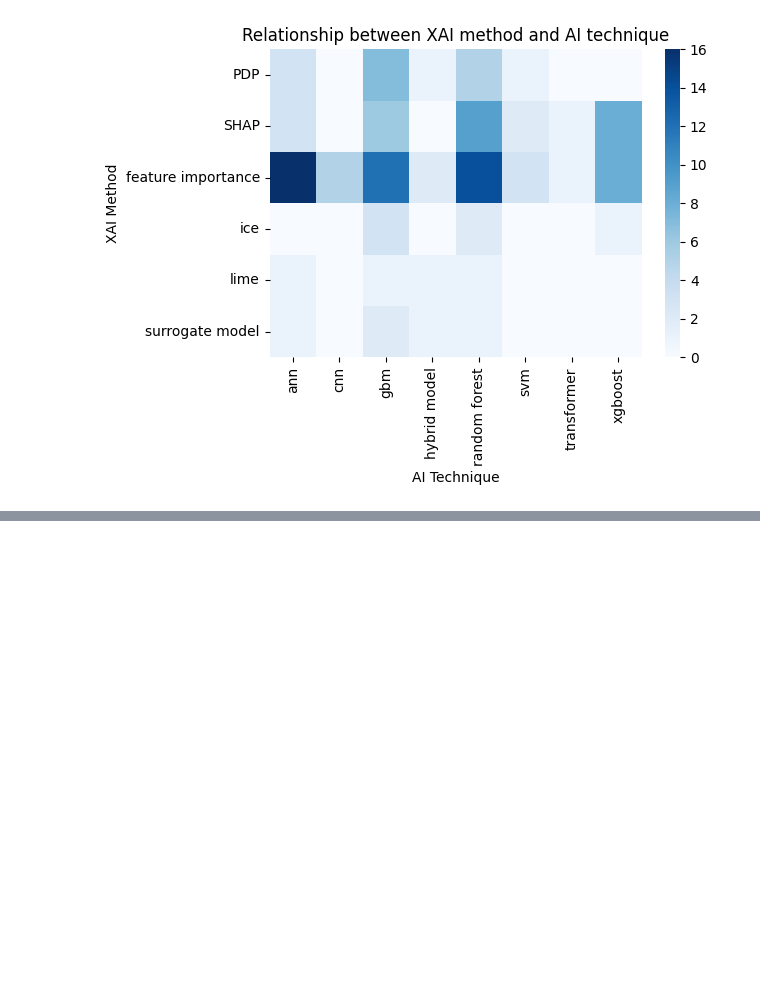
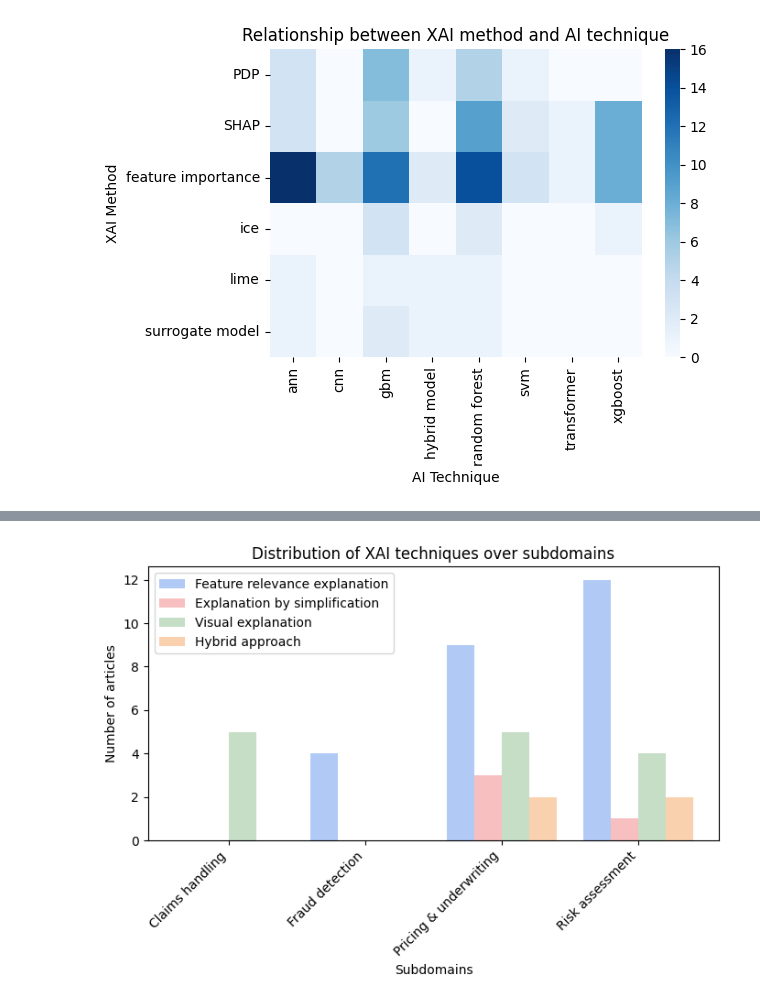
Before and after one commit to bart-custers/research_paper_AI_insurance, a Jupyter notebook: notebooks/Research_paper_XAI_insurance.ipynb, the cells around one changed output, grey strips where cells are left out. Saved outputs shown, nothing was run; the diff lists cells and outputs as text; code cells hidden in the pictures; blank space fills up the shorter version.

Commit message:
added graph on XAI

```diff
--- a/notebooks/Research_paper_XAI_insurance.ipynb
+++ b/notebooks/Research_paper_XAI_insurance.ipynb
@@ -156,6 +156,7 @@ df['XAI_used?'] = np.where(df[XAI_techniques].sum(axis=1) > 2,1,0)
 # %%
 #Optional: load the reviewed df
 df = pd.read_excel('C:/Users/bart_/Documents/Ethical_AI/Assignment/Literature_review.xlsx', sheet_name='chk_word_counts')
+df_xai_taxonomy = pd.read_excel('C:/Users/bart_/Documents/Ethical_AI/Assignment/Literature_review.xlsx', sheet_name='taxonomy')
 # %%
 df
 # %% [output]
@@ -322,0 +334,41 @@ plt.show()
+# %%
+# Replace NaN values
+df_filled = df_xai_taxonomy.fillna(0)
+
+# Plot settings
+x = np.arange(len(df_filled['Subdomain']))  # the label locations
+width = 0.2  # the width of the bars
+
+# Define colors
+colors = {
+    'Feature relevance explanation': '#6495ED',  # Cornflower Blue#6495ED
+    'Explanation by simplification': '#F08080',  # Light Coral
+    'Visual explanation': '#8FBC8F',            # Dark Sea Green
+    'Hybrid approach': '#F4A460'                # Sandy Brown
+}
+
+# Create the plot area
+fig, ax = plt.subplots(figsize=(7, 5))
+
+# Plots
+rects1 = ax.bar(x - 1.5*width, df_filled['Feature relevance explanation'], width,
+                label='Feature relevance explanation', color=colors['Feature relevance explanation'], alpha=0.5)
+rects2 = ax.bar(x - 0.5*width, df_filled['Explanation by simplification'], width,
+                label='Explanation by simplification', color=colors['Explanation by simplification'], alpha=0.5)
+rects3 = ax.bar(x + 0.5*width, df_filled['Visual explanation'], width,
+                label='Visual explanation', color=colors['Visual explanation'], alpha=0.5)
+rects4 = ax.bar(x + 1.5*width, df_filled['Hybrid approach'], width,
+                label='Hybrid approach', color=colors['Hybrid approach'], alpha=0.5)
+
+# Chart layout
+ax.set_xlabel('Subdomains')
+ax.set_ylabel('Number of articles')
+ax.set_title('Distribution of XAI techniques over subdomains')
+ax.set_xticks(x)
+ax.set_xticklabels(df_filled['Subdomain'], rotation=45, ha="right")
+ax.legend()
+
+fig.tight_layout()
+plt.show()
+# %% [output]
+[figure, added]
```
Also changed, not shown: parts of 4 cells of this notebook.
